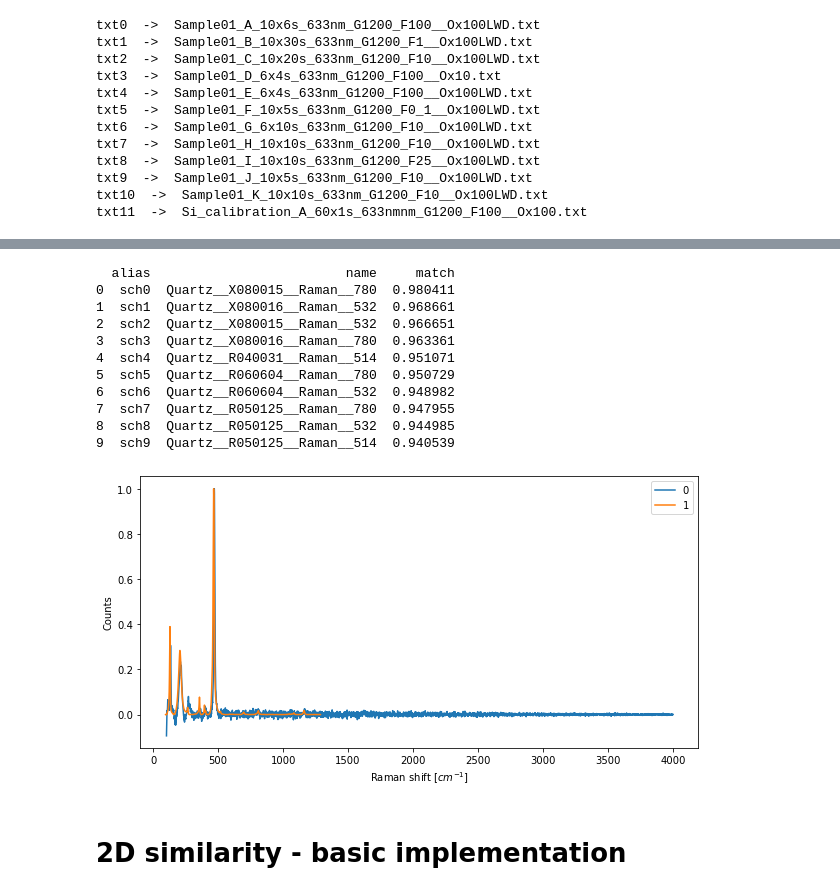
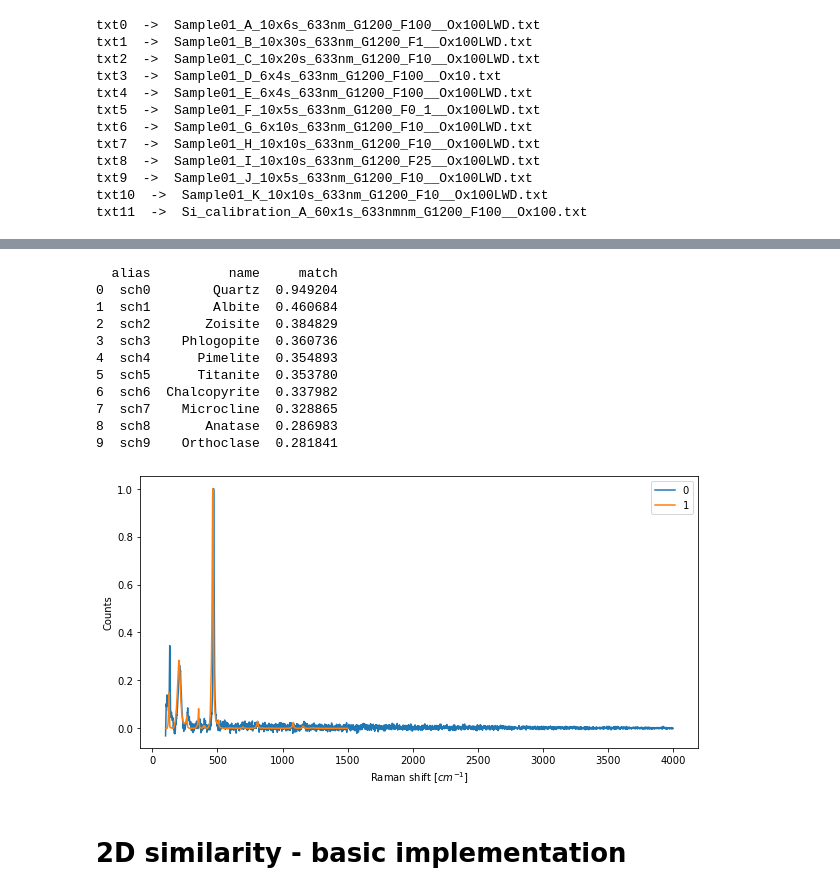
Before and after one commit to FabioBrugnara/pyram, a Jupyter notebook: ND_similarity.ipynb, the cells around one changed output, grey strips where cells are left out. Cells and saved outputs as stored; diff of their text form; code cells hidden in the pictures.

```diff
--- a/ND_similarity.ipynb
+++ b/ND_similarity.ipynb
@@ -36,6 +37,6 @@ txt10  ->  Sample01_K_10x10s_633nm_G1200_F10__Ox100LWD.txt
 txt11  ->  Si_calibration_A_60x1s_633nmnm_G1200_F100__Ox100.txt
 # %%
 S=pr.type2spectra('txt10')
-S=pr.bkg_subtraction(S,sigma=70,plot=True)
+S=pr.bkg_subtraction(S,sigma=70, L_n=11,plot=True)
 pr.plot(S)
 # %% [output]
@@ -47,19 +50,19 @@ message =  Optimization terminated successfully.
 # %%
-pr.search(S,shift=5);
+pr.search(S,shift=10)
 pr.plot([S,'sch0'])
 # %% [output]
-  alias                         name     match
-0  sch0  Quartz__X080015__Raman__780  0.980411
-1  sch1  Quartz__X080016__Raman__532  0.968661
-2  sch2  Quartz__X080015__Raman__532  0.966651
-3  sch3  Quartz__X080016__Raman__780  0.963361
-4  sch4  Quartz__R040031__Raman__514  0.951071
-5  sch5  Quartz__R060604__Raman__780  0.950729
-6  sch6  Quartz__R060604__Raman__532  0.948982
-7  sch7  Quartz__R050125__Raman__780  0.947955
-8  sch8  Quartz__R050125__Raman__532  0.944985
-9  sch9  Quartz__R050125__Raman__514  0.940539
+  alias          name     match
+0  sch0        Quartz  0.949204
+1  sch1        Albite  0.460684
+2  sch2       Zoisite  0.384829
+3  sch3    Phlogopite  0.360736
+4  sch4      Pimelite  0.354893
+5  sch5      Titanite  0.353780
+6  sch6  Chalcopyrite  0.337982
+7  sch7    Microcline  0.328865
+8  sch8       Anatase  0.286983
+9  sch9    Orthoclase  0.281841
-[figure, old version]
+[figure, new version]
 # %% [markdown]
 # 2D similarity - basic implementation
 # %%
```
Also changed, not shown: parts of 20 cells of this notebook, 1 other file.
